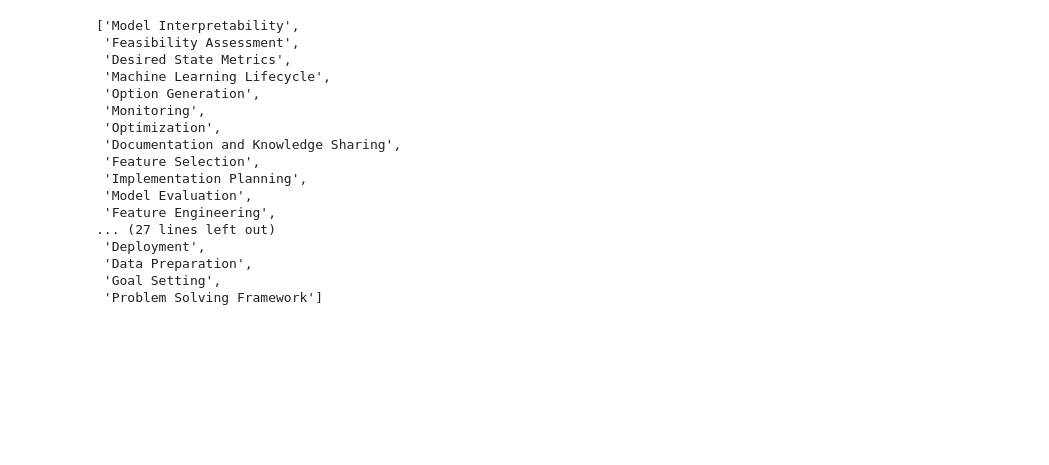
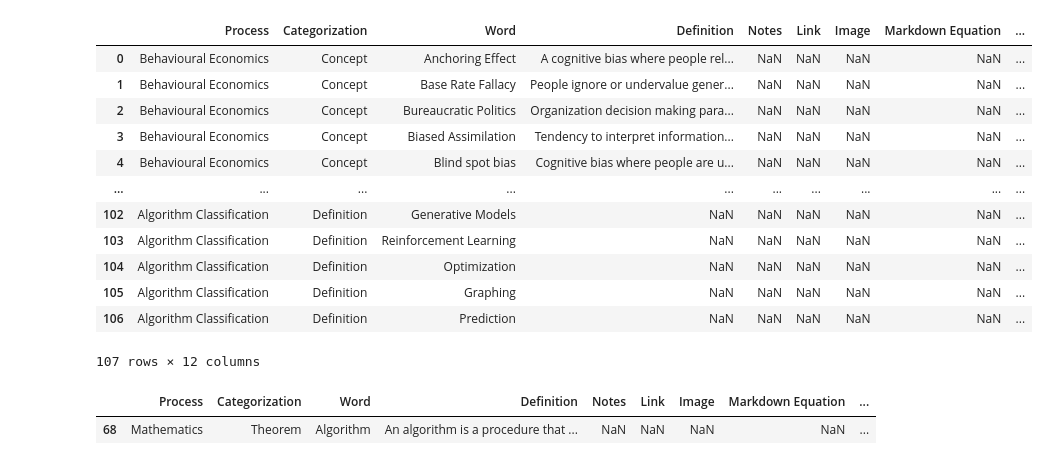
Before and after one commit to derek-dewald/Python_Tools, a Jupyter notebook: JupyterNotebooks/Untitled1.ipynb, the cells around one changed output. Cells and saved outputs as stored; diff of their text form; code cells hidden in the pictures; blank space fills up the shorter version.

```diff
--- a/JupyterNotebooks/Untitled1.ipynb
+++ b/JupyterNotebooks/Untitled1.ipynb
@@ -38,20 +49,0 @@ final_df = pd.concat([
-# %%
-process_list
-# %% [output]
-['Model Interpretability',
- 'Feasibility Assessment',
- 'Desired State Metrics',
- 'Machine Learning Lifecycle',
- 'Option Generation',
- 'Monitoring',
- 'Optimization',
- 'Documentation and Knowledge Sharing',
- 'Feature Selection',
- 'Implementation Planning',
- 'Model Evaluation',
- 'Feature Engineering',
-... (27 lines left out)
- 'Deployment',
- 'Data Preparation',
- 'Goal Setting',
- 'Problem Solving Framework']
@@ -107,0 +50,22 @@ final_df.drop(['word_order','proc_order'],axis=1,inplace=True)
+# %%
+definitions = pd.read_csv(object_dict['csv_links']['python_object']['google_definition_csv'])
+definitions
+# %% [output]
+|  | Process | Categorization | Word | Definition | Notes | Link | Image | Markdown Equation | ... |
+| 0 | Behavioural Economics | Concept | Anchoring Effect | A cognitive bias where people rel... | NaN | NaN | NaN | NaN | ... |
+| 1 | Behavioural Economics | Concept | Base Rate Fallacy | People ignore or undervalue gener... | NaN | NaN | NaN | NaN | ... |
+| 2 | Behavioural Economics | Concept | Bureaucratic Politics | Organization decision making para... | NaN | NaN | NaN | NaN | ... |
+| 3 | Behavioural Economics | Concept | Biased Assimilation | Tendency to interpret information... | NaN | NaN | NaN | NaN | ... |
+| 4 | Behavioural Economics | Concept | Blind spot bias | Cognitive bias where people are u... | NaN | NaN | NaN | NaN | ... |
+| ... | ... | ... | ... | ... | ... | ... | ... | ... | ... |
+| 102 | Algorithm Classification | Definition | Generative Models | NaN | NaN | NaN | NaN | NaN | ... |
+| 103 | Algorithm Classification | Definition | Reinforcement Learning | NaN | NaN | NaN | NaN | NaN | ... |
+| 104 | Algorithm Classification | Definition | Optimization | NaN | NaN | NaN | NaN | NaN | ... |
+| 105 | Algorithm Classification | Definition | Graphing | NaN | NaN | NaN | NaN | NaN | ... |
+| 106 | Algorithm Classification | Definition | Prediction | NaN | NaN | NaN | NaN | NaN | ... |
+107 rows × 12 columns
+# %%
+definitions[definitions['Word'].str.contains('algo',case=False)]
+# %% [output]
+|  | Process | Categorization | Word | Definition | Notes | Link | Image | Markdown Equation | ... |
+| 68 | Mathematics | Theorem | Algorithm | An algorithm is a procedure that ... | NaN | NaN | NaN | NaN | ... |
```
Also changed, not shown: parts of 14 cells of this notebook, 24 other files.
